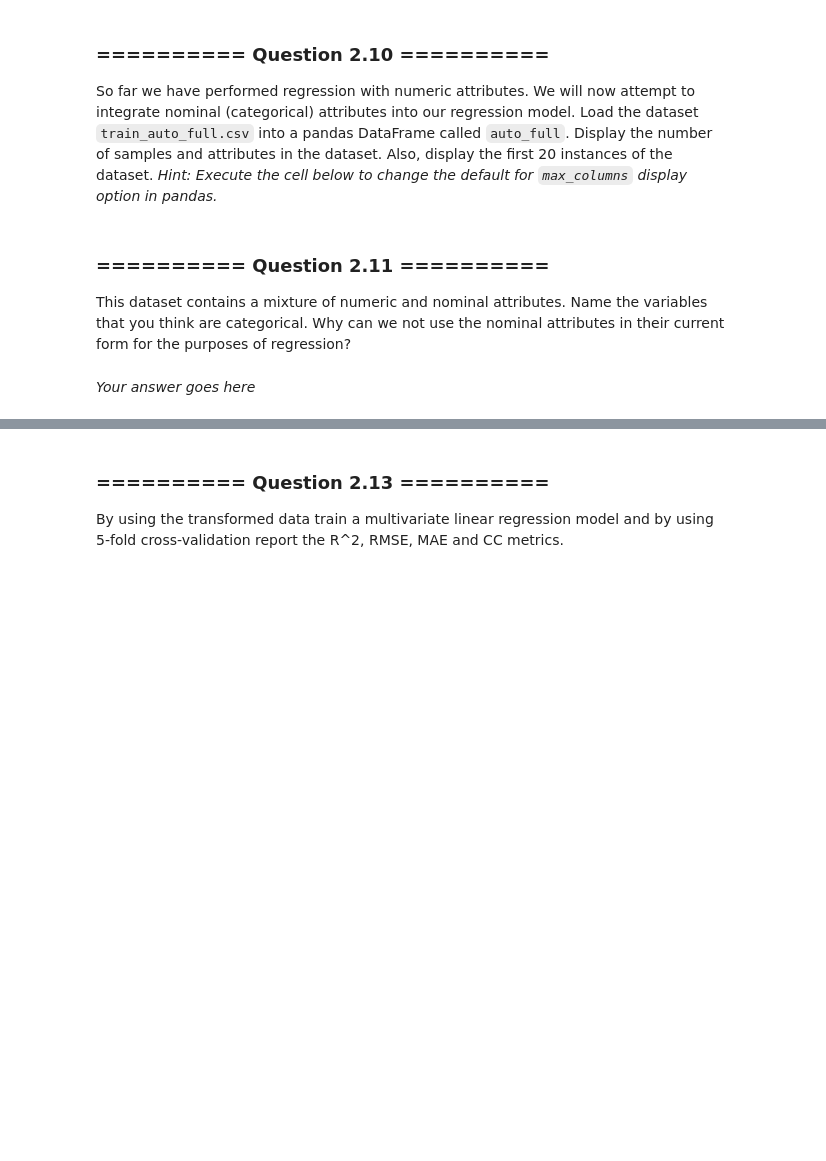
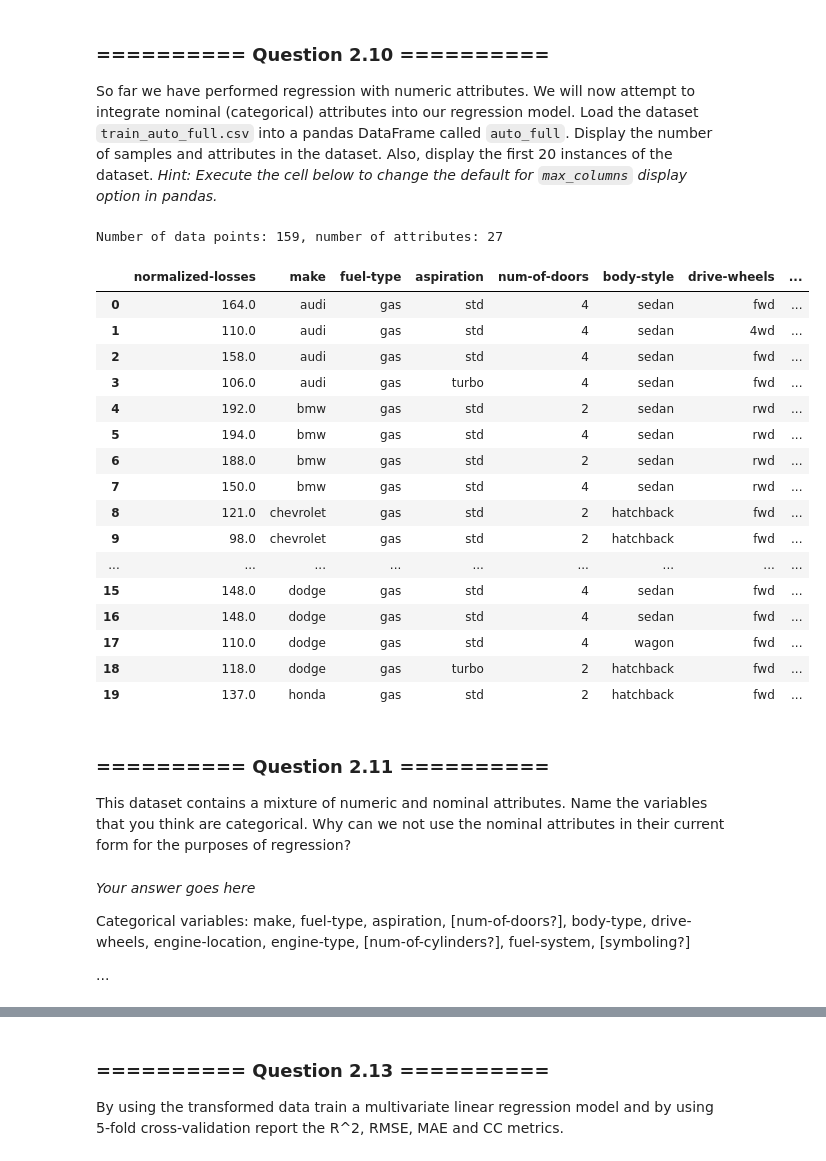
Before and after one commit to Dr-Alan-Turing/IAMachineLearning, a Jupyter notebook: 05_Assignment_2.ipynb, the cells around one changed output, grey strips where cells are left out. Saved outputs shown, nothing was run; the diff lists cells and outputs as text; code cells hidden in the pictures; blank space fills up the shorter version.

```diff
--- a/05_Assignment_2.ipynb
+++ b/05_Assignment_2.ipynb
@@ -510,7 +508,37 @@ pd.set_option('max_columns', 30)
+# %%
+# Load the dataset
+data_path = os.path.join(os.getcwd(), 'datasets', 'train_auto_full.csv')
+auto_full = pd.read_csv(data_path, delimiter = ',')
+# Display number of data points and attributes
+print('Number of data points: {0}, number of attributes: {1}'.format(auto_full.shape[0], auto_full.shape[1]))
+auto_full.head(20)
+# %% [output]
+Number of data points: 159, number of attributes: 27
+|  | normalized-losses | make | fuel-type | aspiration | num-of-doors | body-style | drive-wheels | ... |
+| 0 | 164.0 | audi | gas | std | 4 | sedan | fwd | ... |
+| 1 | 110.0 | audi | gas | std | 4 | sedan | 4wd | ... |
+| 2 | 158.0 | audi | gas | std | 4 | sedan | fwd | ... |
+| 3 | 106.0 | audi | gas | turbo | 4 | sedan | fwd | ... |
+| 4 | 192.0 | bmw | gas | std | 2 | sedan | rwd | ... |
+| 5 | 194.0 | bmw | gas | std | 4 | sedan | rwd | ... |
+| 6 | 188.0 | bmw | gas | std | 2 | sedan | rwd | ... |
+| 7 | 150.0 | bmw | gas | std | 4 | sedan | rwd | ... |
+| 8 | 121.0 | chevrolet | gas | std | 2 | hatchback | fwd | ... |
+| 9 | 98.0 | chevrolet | gas | std | 2 | hatchback | fwd | ... |
+| ... | ... | ... | ... | ... | ... | ... | ... | ... |
+| 15 | 148.0 | dodge | gas | std | 4 | sedan | fwd | ... |
+| 16 | 148.0 | dodge | gas | std | 4 | sedan | fwd | ... |
+| 17 | 110.0 | dodge | gas | std | 4 | wagon | fwd | ... |
+| 18 | 118.0 | dodge | gas | turbo | 2 | hatchback | fwd | ... |
+| 19 | 137.0 | honda | gas | std | 2 | hatchback | fwd | ... |
 # %% [markdown]
 ### ========== Question 2.11 ==========
 This dataset contains a mixture of numeric and nominal attributes. Name the variables that you think are categorical. Why can we not use the nominal attributes in their current form for the purposes of regression?
-# %% [markdown]
-*Your answer goes here*
+# %% [markdown]
+*Your answer goes here*
+
+Categorical variables: make, fuel-type, aspiration, [num-of-doors?], body-type, drive-wheels, engine-location, engine-type, [num-of-cylinders?], fuel-system, [symboling?]
+
+...
 # %% [markdown]
 ### ========== Question 2.12 ==========
```
Also changed, not shown: parts of 2 cells of this notebook.
